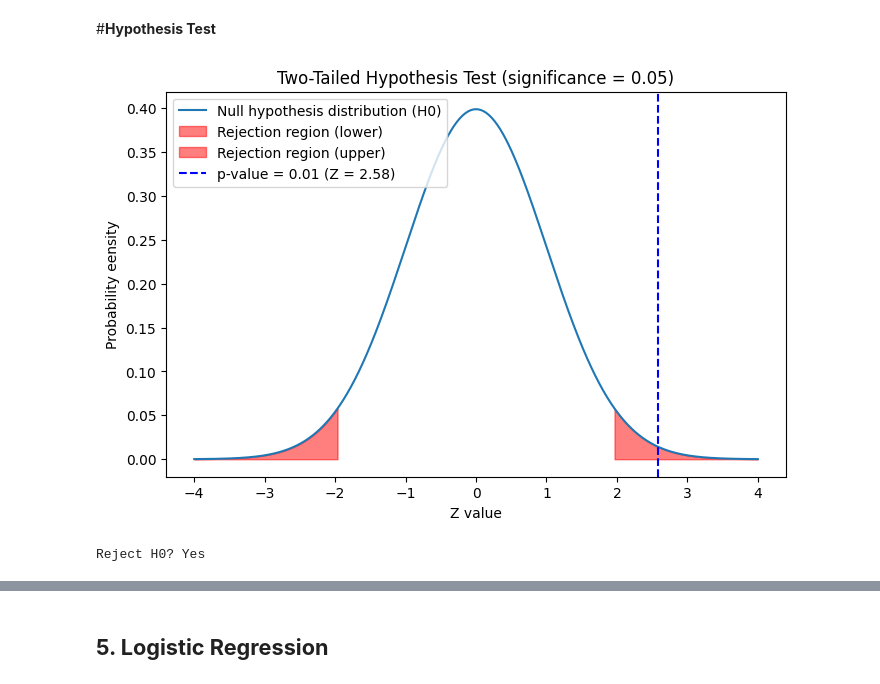
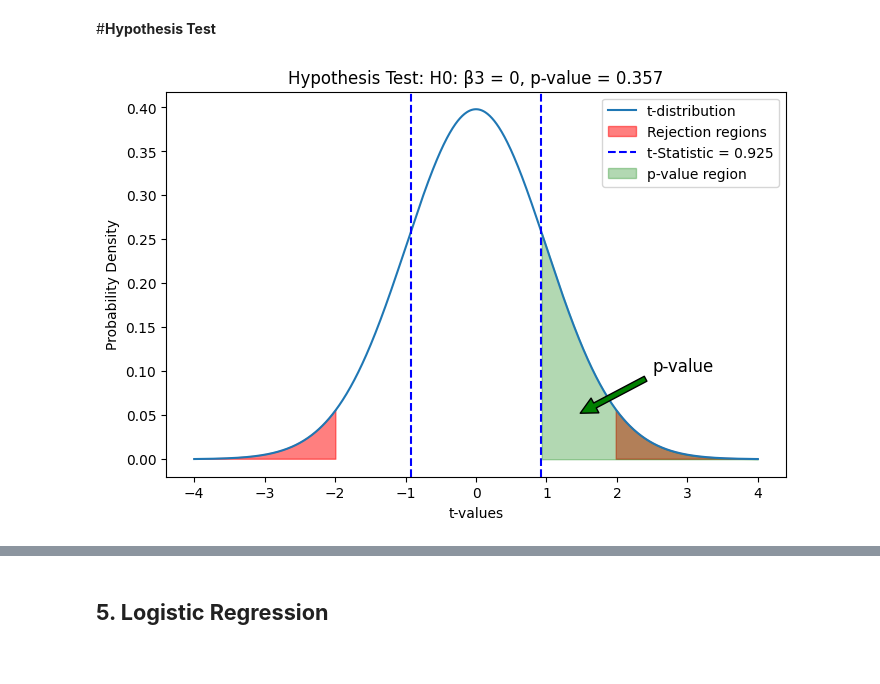
Before and after one commit to deep1003/deep1003, a Jupyter notebook: Week_07_Statistical_Analysis_1018_01.ipynb, the cells around one changed output, grey strips where cells are left out. Saved outputs shown, nothing was run; the diff lists cells and outputs as text; code cells hidden in the pictures.

```diff
--- a/Week_07_Statistical_Analysis_1018_01.ipynb
+++ b/Week_07_Statistical_Analysis_1018_01.ipynb
@@ -53,50 +53,34 @@ import seaborn as sns
 import networkx as nx
 # %% [markdown]
 #**Hypothesis Test**
-# %%
-import numpy as np
-import matplotlib.pyplot as plt
-from scipy.stats import norm
-
-# 목적: 두 측면 검정을 위한 정규 분포 그래프를 그리고, p-value가 0.01일 때 H0를 기각하는지 확인
-
-alpha = 0.05  # 유의수준 (양측 검정)
-p_value = 0.01  # 주어진 p-value
-mu = 0  # 귀무가설 분포의 평균
-sigma = 1  # 표준편차
-
-# 양측 검정을 위한 임계값 계산
-critical_value_low = norm.ppf(alpha / 2)
-critical_value_high = norm.ppf(1 - alpha / 2)
-
-# 정규 분포 값을 생성
-x = np.linspace(-4, 4, 1000)
-y = norm.pdf(x, mu, sigma)
-
-# 정규 분포 그래프 그리기
-plt.figure(figsize=(8, 5))
-plt.plot(x, y, label='Null hypothesis distribution (H0)')
-
-# 기각 영역 채우기 (좌측과 우측)
-plt.fill_between(x, 0, y, where=(x < critical_value_low), color='red', alpha=0.5, label='Rejection region (lower)')
-plt.fill_between(x, 0, y, where=(x > critical_value_high), color='red', alpha=0.5, label='Rejection region (upper)')
-
-# p-value 위치 표시
-p_value_z = norm.ppf(1 - p_value / 2)  # p-value에 해당하는 z-점수 변환
-plt.axvline(x=p_value_z, color='blue', linestyle='--', label=f'p-value = {p_value} (Z = {p_value_z:.2f})')
-
-# 그래프에 제목과 축 레이블 추가
-plt.title(f'Two-Tailed Hypothesis Test (significance = {alpha})')
-plt.xlabel('Z value')
-plt.ylabel('Probability eensity')
-plt.legend()
-
-# 그래프 표시
-plt.show()
-
-# H0 기각 여부 결정
-reject_H0 = p_value < alpha
-print(f"Reject H0? {'Yes' if reject_H0 else 'No'}")
-# %% [output]
-[figure, removed]
-Reject H0? Yes
+# %%
+# Plotting the t-distribution and rejection regions again with additional visualization for p-value
+
+# Plot settings
+plt.figure(figsize=(8, 5))
+plt.plot(x, y, label='t-distribution')
+
+# Rejection region settings
+plt.fill_between(x, 0, y, where=(x < -t_critical) | (x > t_critical), color='red', alpha=0.5, label='Rejection regions')
+
+# Adding lines for the t-statistic
+plt.axvline(t_statistic_has_phd, color='blue', linestyle='--', label=f't-Statistic = {t_statistic_has_phd:.3f}')
+plt.axvline(-t_statistic_has_phd, color='blue', linestyle='--')
+
+# Highlight the p-value area on the positive side
+plt.fill_between(x, 0, y, where=(x > t_statistic_has_phd), color='green', alpha=0.3, label='p-value region')
+
+# Add an arrow to indicate the p-value region
+plt.annotate('p-value', xy=(t_statistic_has_phd + 0.5, 0.05), xytext=(2.5, 0.1),
+             arrowprops=dict(facecolor='green', shrink=0.05), fontsize=12)
+
+# Graph labels
+plt.title(f'Hypothesis Test: H0: β3 = 0, p-value = {p_value_has_phd:.3f}')
+plt.xlabel('t-values')
+plt.ylabel('Probability Density')
+plt.legend()
+
+# Show plot
+plt.show()
+# %% [output]
+[figure, added]
```
Also changed, not shown: parts of 1 cell of this notebook.
